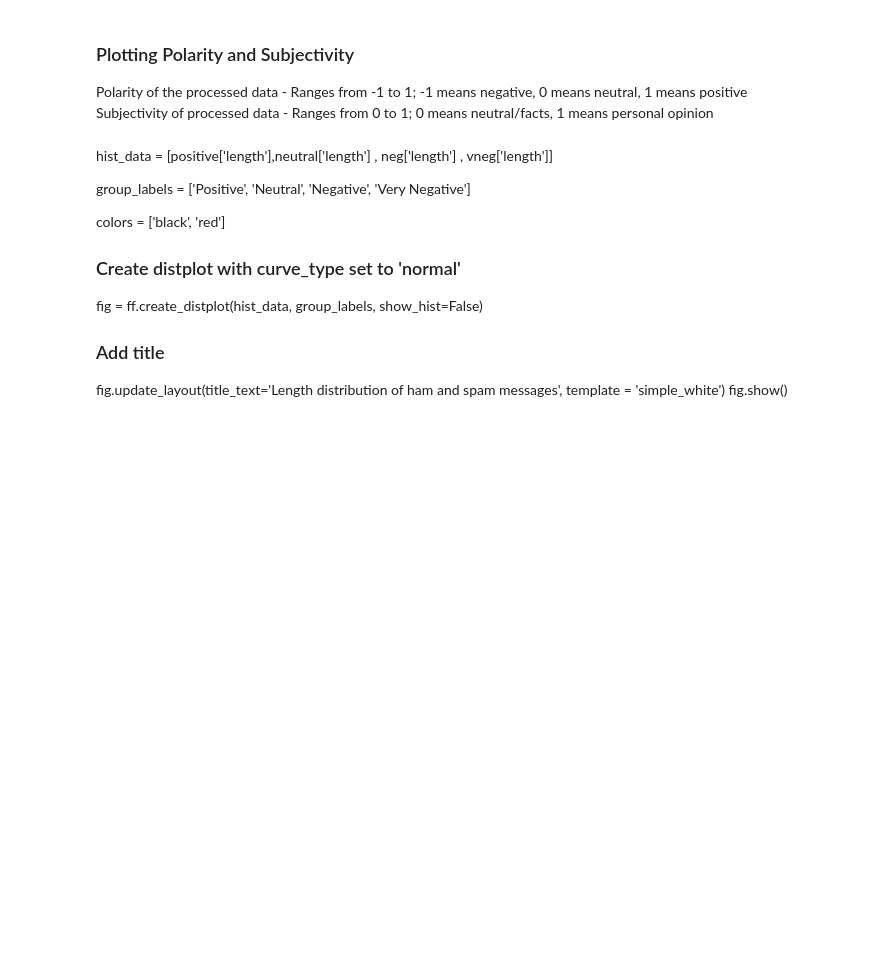
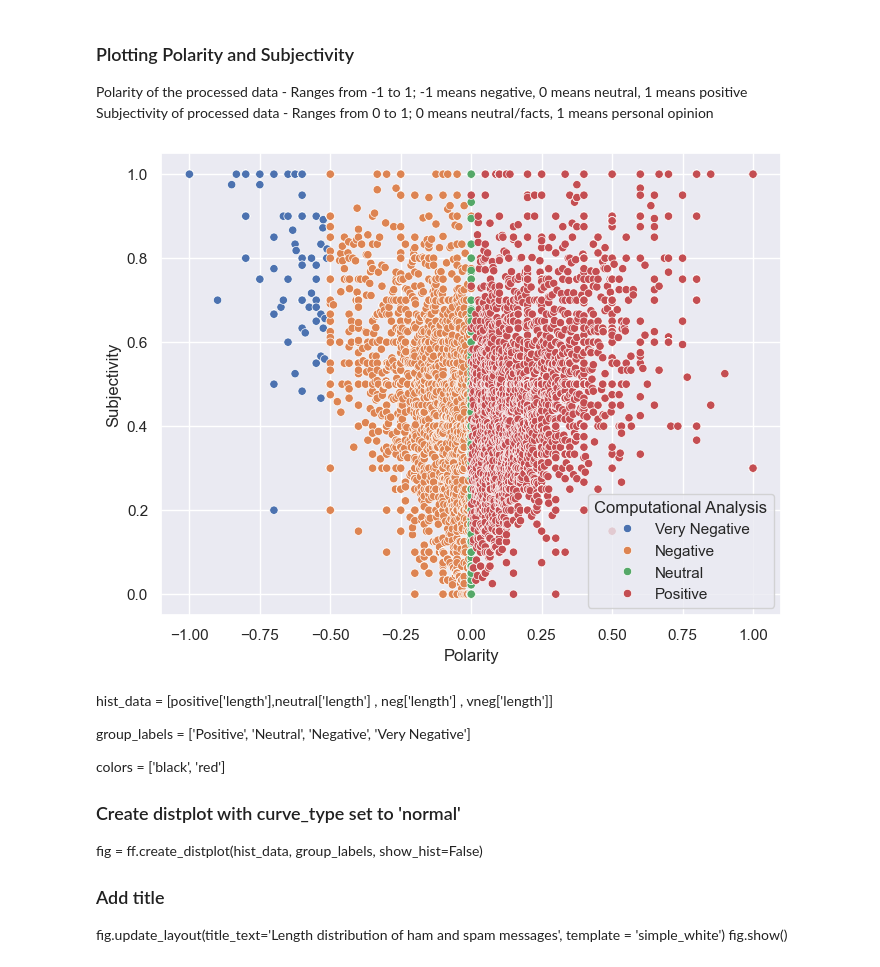
Before and after one commit to yeeshuennteo/MY-DAC-Curriculum, a Jupyter notebook: DAC-008_Intro_To_NLP/DAC-008_Sentiment_Analysis_1_Student.ipynb, the cells around one changed output. Saved outputs shown, nothing was run; the diff lists cells and outputs as text; code cells hidden in the pictures; blank space fills up the shorter version.

```diff
--- a/DAC-008_Intro_To_NLP/DAC-008_Sentiment_Analysis_1_Student.ipynb
+++ b/DAC-008_Intro_To_NLP/DAC-008_Sentiment_Analysis_1_Student.ipynb
@@ -407,11 +420,16 @@ Polarity of the processed data - Ranges from -1 to 1; -1 means negative, 0 means
 Subjectivity of processed data - Ranges from 0 to 1; 0 means neutral/facts, 1 means personal opinion
 # %%
 # Creating a new dataframe sort_data to sort te polarity amd computation analysis
+sort_data = processed_tweet_data.sort_values(by=['Polarity'])
+# %%
+sort_data['Computational Analysis'] = sort_data[['Computational Analysis']]
 # %%
 # Plotting our scatter plot
-# fig, ax = plt.subplots(figsize=(8,6))
-# sns.scatterplot(x='Polarity', y='Subjectivity', hue='Computation_Analysis', data=sort_data)
-# plt.show()
+fig, ax = plt.subplots(figsize=(8,6))
+sns.scatterplot(x='Polarity', y='Subjectivity', hue='Computational Analysis', data=sort_data)
+plt.show()
+# %% [output]
+[figure, added]
 # %%
 # Creating our variables to store each column
 # !pip install plotly
```
Also changed, not shown: parts of 29 cells of this notebook, 1 other file.
